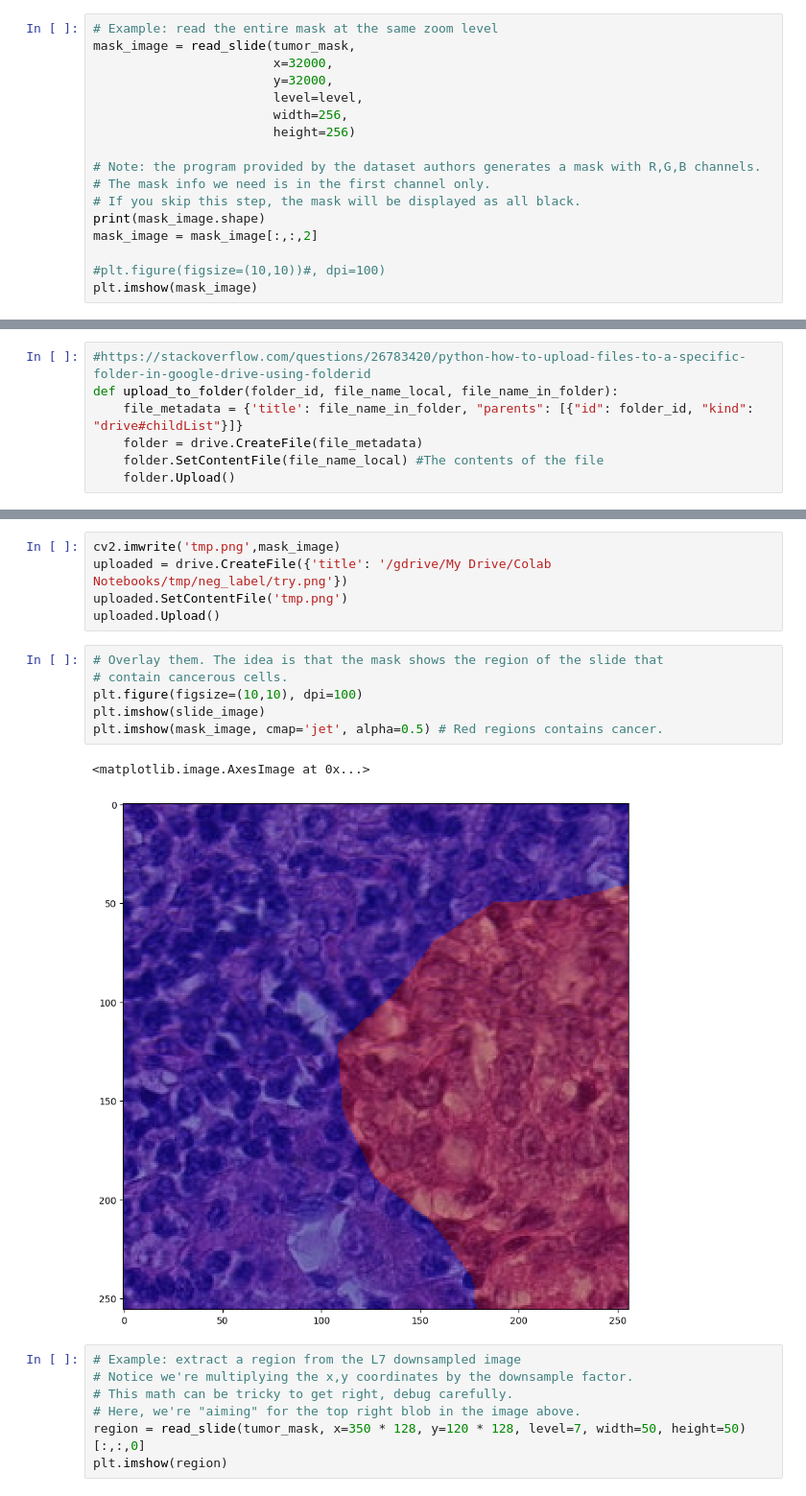
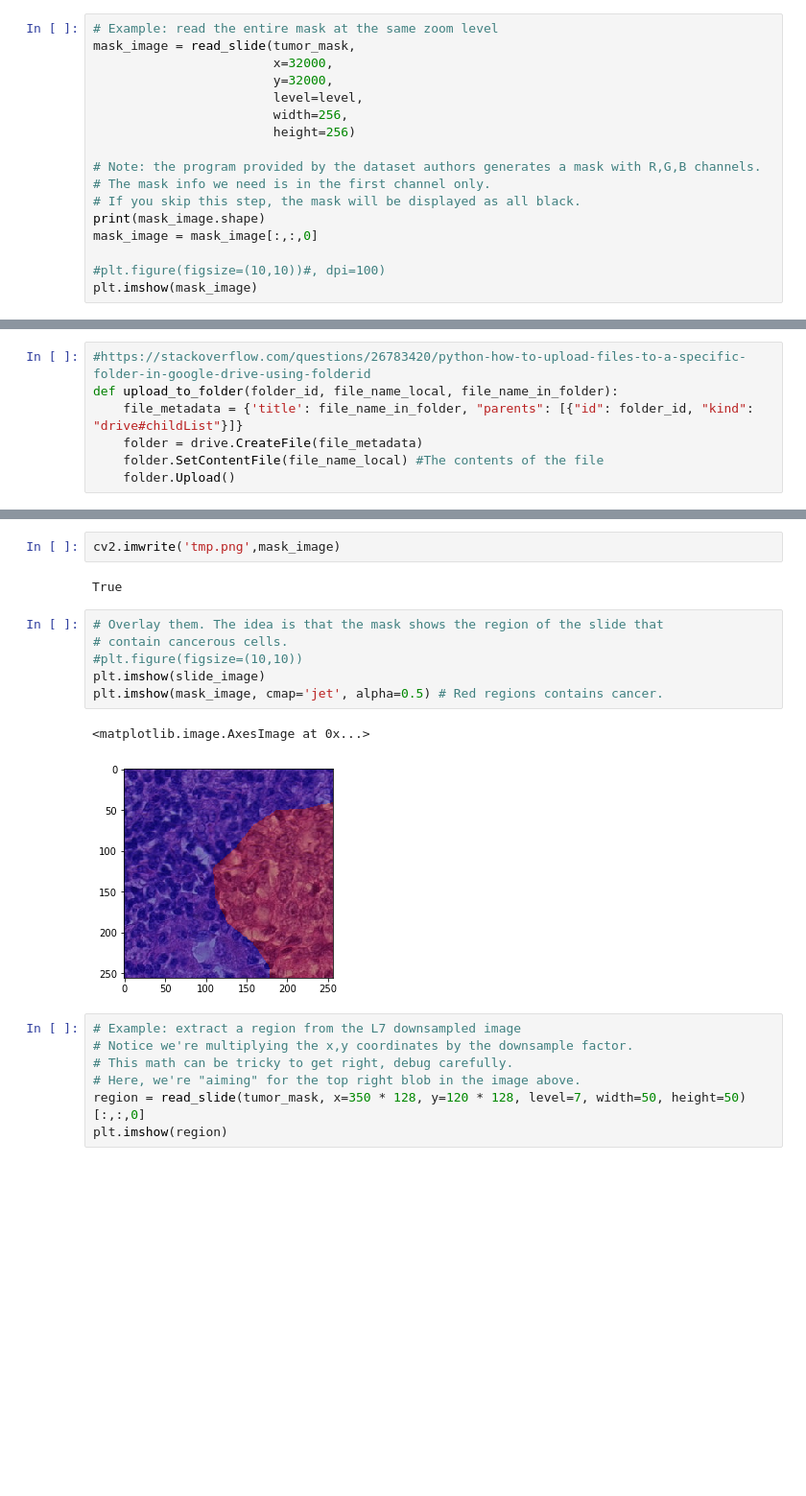
Before and after one commit to YihangDing/4995-Applied-Deep-Learning-project, a Jupyter notebook: startercode.ipynb, the cells around one changed output, grey strips where cells are left out. Shown at 96% size. Cells and saved outputs as stored; diff of their text form; blank space fills up the shorter version.

```diff
--- a/startercode.ipynb
+++ b/startercode.ipynb
@@ -316,7 +307,7 @@ mask_image = read_slide(tumor_mask,
 # The mask info we need is in the first channel only.
 # If you skip this step, the mask will be displayed as all black.
 print(mask_image.shape)
-mask_image = mask_image[:,:,2]
+mask_image = mask_image[:,:,0]
 
 #plt.figure(figsize=(10,10))#, dpi=100)
 plt.imshow(mask_image)
@@ -366,17 +363,16 @@ KeyboardInterrupt: ignored
-# %%
-cv2.imwrite('tmp.png',mask_image)
-uploaded = drive.CreateFile({'title': '/gdrive/My Drive/Colab Notebooks/tmp/neg_label/try.png'})
-uploaded.SetContentFile('tmp.png')
-uploaded.Upload()
+# %%
+cv2.imwrite('tmp.png',mask_image)
+# %% [output]
+True
 # %%
 # Overlay them. The idea is that the mask shows the region of the slide that
 # contain cancerous cells.
-plt.figure(figsize=(10,10), dpi=100)
+#plt.figure(figsize=(10,10))
 plt.imshow(slide_image)
 plt.imshow(mask_image, cmap='jet', alpha=0.5) # Red regions contains cancer.
 # %% [output]
 <matplotlib.image.AxesImage at 0x...>
-[figure, old version]
+[figure, new version]
 # %%
 # Example: extract a region from the L7 downsampled image
 # Notice we're multiplying the x,y coordinates by the downsample factor.
```
Also changed, not shown: parts of 8 cells of this notebook.
